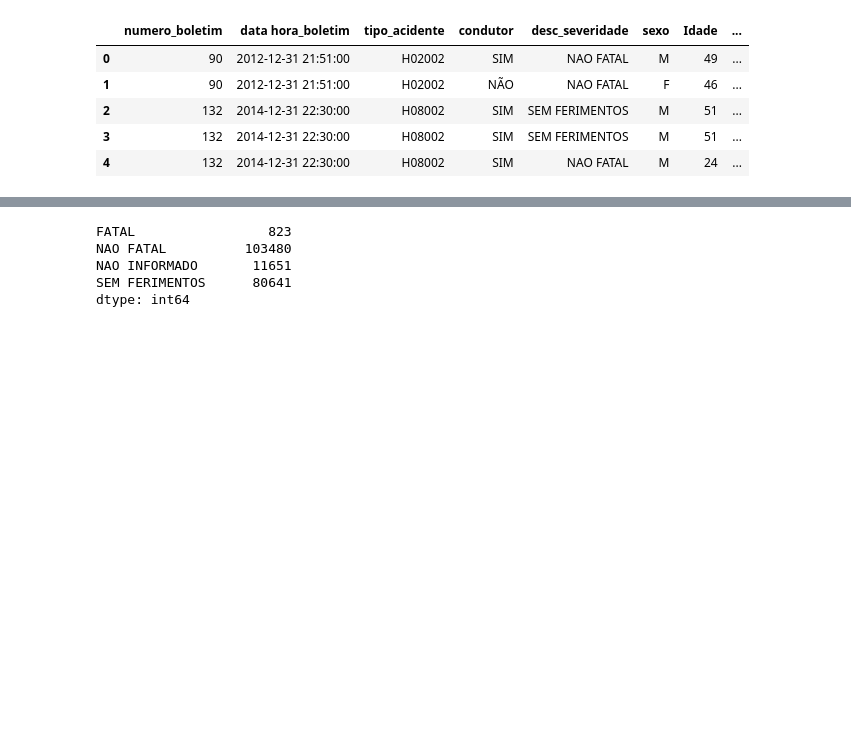
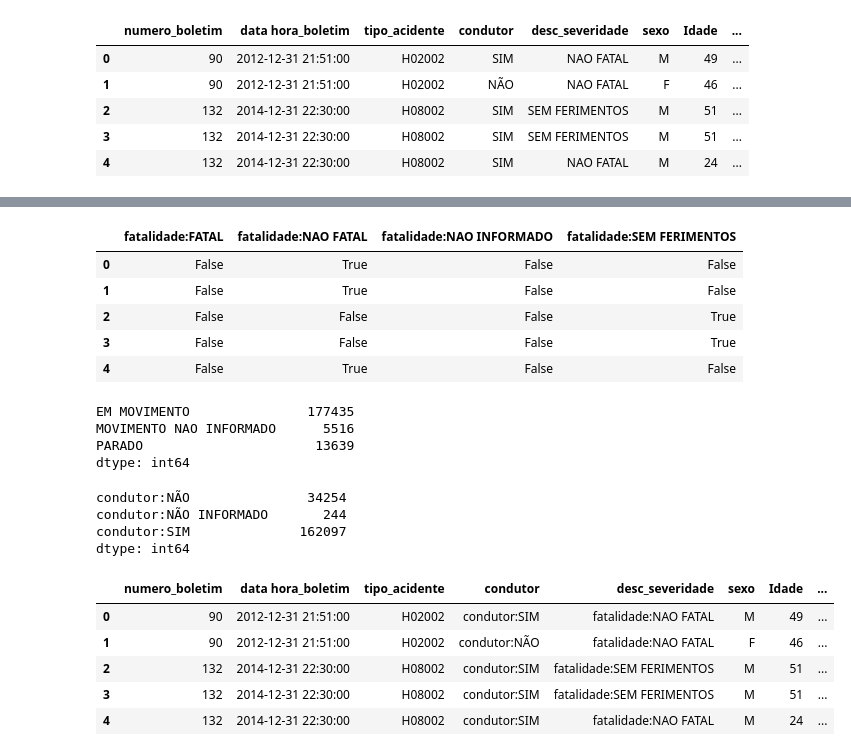
Before and after one commit to SamuelLipovetsky/mda_project, a Jupyter notebook: main.ipynb, the cells around one changed output, grey strips where cells are left out. Cells and saved outputs as stored; diff of their text form; code cells hidden in the pictures; blank space fills up the shorter version.

Commit message:
more clustering stuff

```diff
--- a/main.ipynb
+++ b/main.ipynb
@@ -215,7 +190,8 @@ dtype: int64
 # %%
 #prepping "descricao_tipo_socorro"
 clustering_df['descricao_tipo_socorro'] = clustering_df['descricao_tipo_socorro'].apply(lambda x: "socorro:"+ str(x))
-vehicles_one_hot = pd.get_dummies(clustering_df['descricao_tipo_socorro'])
-true_counts = vehicles_one_hot.sum()
-print(true_counts)
+descricao_tipo_socorro_one_hot = pd.get_dummies(clustering_df['descricao_tipo_socorro'])
+true_counts = descricao_tipo_socorro_one_hot.sum()
+# print(true_counts)
+descricao_tipo_socorro_one_hot.head()
 # %% [output]
@@ -229,12 +204,56 @@ dtype: int64
 # %%
 #prepping "descricao_severidade"
-# clustering_df['descricao_tipo_socorro'] = clustering_df['descricao_tipo_socorro'].apply(lambda x: "socorro:"+ str(x))
-vehicles_one_hot = pd.get_dummies(clustering_df['desc_severidade'])
-true_counts = vehicles_one_hot.sum()
-print(true_counts)
+clustering_df['desc_severidade'] = clustering_df['desc_severidade'].apply(lambda x: "fatalidade:"+ str(x))
+desc_severidade_one_hot = pd.get_dummies(clustering_df['desc_severidade'])
+true_counts = desc_severidade_one_hot.sum()
+desc_severidade_one_hot.head()
+# print(true_counts)
 # %% [output]
-FATAL                 823
-NAO FATAL          103480
-NAO INFORMADO       11651
-SEM FERIMENTOS      80641
-dtype: int64
+|  | fatalidade:FATAL | fatalidade:NAO FATAL | fatalidade:NAO INFORMADO | fatalidade:SEM FERIMENTOS |
+| 0 | False | True | False | False |
+| 1 | False | True | False | False |
+| 2 | False | False | False | True |
+| 3 | False | False | False | True |
+| 4 | False | True | False | False |
+# %%
+#prepping "descricao_situação"
+clustering_df['descricao_situacao'] = clustering_df['descricao_situacao'].str.strip().replace("NÃO INFORMADO","MOVIMENTO NAO INFORMADO")
+clustering_df['descricao_situacao'] = clustering_df['descricao_situacao'].str.strip().replace("","MOVIMENTO NAO INFORMADO")
+descricao_situacao_one_hot = pd.get_dummies(clustering_df['descricao_situacao'])
+true_counts = descricao_situacao_one_hot.sum()
+descricao_situacao_one_hot.head()
+print(true_counts)
+# %% [output]
+EM MOVIMENTO               177435
+MOVIMENTO NAO INFORMADO      5516
+PARADO                      13639
+dtype: int64
+# %%
+#prepping "condutor"
+# clustering_df['condutor'] = clustering_df['condutor'].str.strip().replace("NÃO INFORMADO","MOVIMENTO NAO INFORMADO")
+clustering_df['condutor'] = clustering_df['condutor'].apply(lambda x: "condutor:"+ str(x))
+condutor_one_hot = pd.get_dummies(clustering_df['condutor'])
+true_counts = condutor_one_hot.sum()
+condutor_one_hot.head()
+print(true_counts)
+# %% [output]
+condutor:NÃO               34254
+condutor:NÃO INFORMADO       244
+condutor:SIM              162097
+dtype: int64
+# %%
+# Joining all one hot encoded dfs
+
+concat_dfs= pd.concat([clustering_df.reset_index(drop=True),condutor_one_hot.reset_index(drop=True)
+                       ,descricao_situacao_one_hot.reset_index(drop=True),
+                       descricao_tipo_socorro_one_hot.reset_index(drop=True),
+                       vehicles_one_hot.reset_index(drop=True)],axis=1)
+display(concat_dfs.head())
+# display(descricao_situacao_one_hot)
+# %% [output]
+|  | numero_boletim | data hora_boletim | tipo_acidente | condutor | desc_severidade | sexo | Idade | ... |
+| 0 | 90 | 2012-12-31 21:51:00 | H02002 | condutor:SIM | fatalidade:NAO FATAL | M | 49 | ... |
+| 1 | 90 | 2012-12-31 21:51:00 | H02002 | condutor:NÃO | fatalidade:NAO FATAL | F | 46 | ... |
+| 2 | 132 | 2014-12-31 22:30:00 | H08002 | condutor:SIM | fatalidade:SEM FERIMENTOS | M | 51 | ... |
+| 3 | 132 | 2014-12-31 22:30:00 | H08002 | condutor:SIM | fatalidade:SEM FERIMENTOS | M | 51 | ... |
+| 4 | 132 | 2014-12-31 22:30:00 | H08002 | condutor:SIM | fatalidade:NAO FATAL | M | 24 | ... |
```
Also changed, not shown: parts of 5 cells of this notebook.
